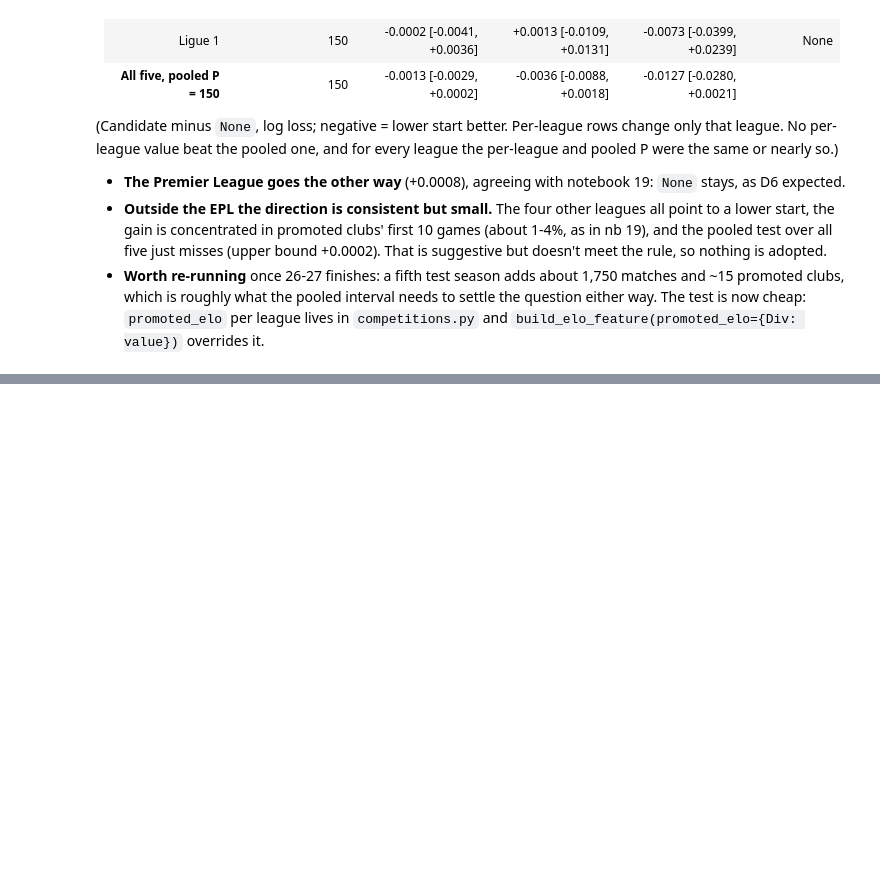
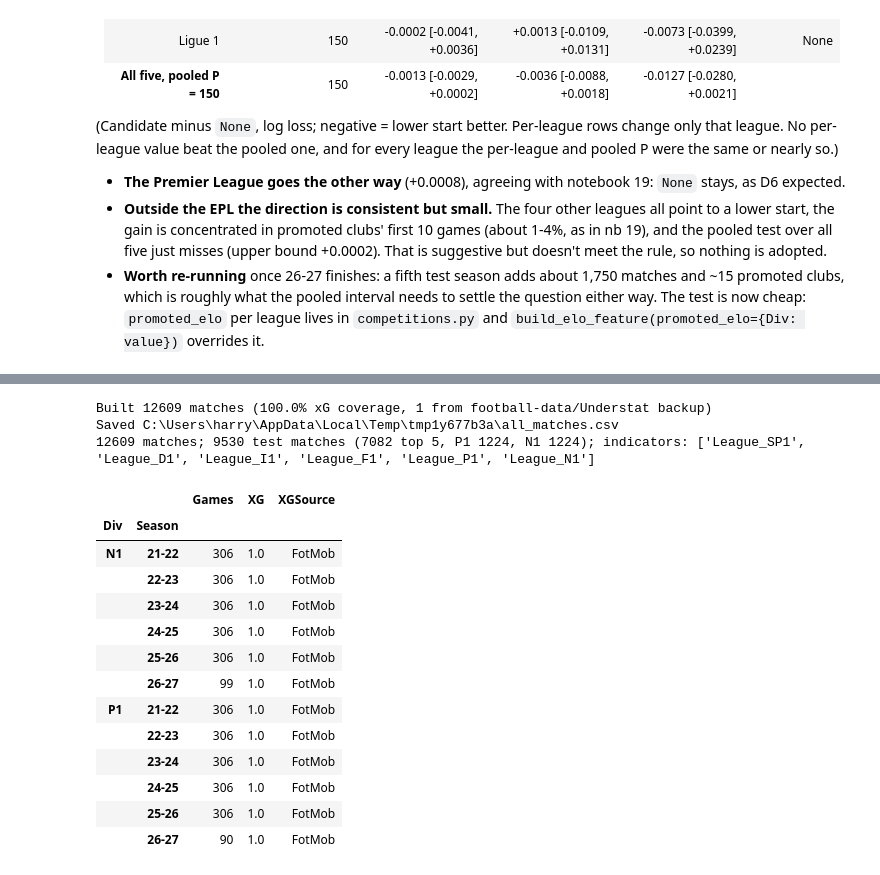
Before and after one commit to hphillips9/football-analysis, a Jupyter notebook: notebooks/20_multileague_pipeline.ipynb, the cells around one changed output, grey strips where cells are left out. Drawn from its saved outputs; the diff is of its cells as text; code cells hidden in the pictures; blank space fills up the shorter version.

Commit message:
Added the dutch and portuguese leagues to the pipeline. Both use the pooled model as this improved their accuracy and log loss by a significant amount. All other leagues predictions remained the same.

```diff
--- a/notebooks/20_multileague_pipeline.ipynb
+++ b/notebooks/20_multileague_pipeline.ipynb
@@ -660,0 +688,48 @@ for every league the per-league and pooled P were the same or nearly so.)
+# %%
+NEW = ["P1", "N1"]
+DIVS7 = DIVS + NEW
+NAMES7 = {div: competitions.get(div)["name"] for div in DIVS7}
+KEY = ["Div", "Season", "HomeTeam", "AwayTeam"]
+
+with tempfile.TemporaryDirectory() as tmp:
+    matches7 = build_dataset(DIVS7, output_path=Path(tmp) / "all_matches.csv", refresh_current=False)
+
+matches7 = matches7.sort_values(["MatchDateTime", "HomeTeam", "AwayTeam"]).reset_index(drop=True)
+
+build_elo_feature(matches7)
+build_goals_per_game_feature(matches7)
+build_xgd_last5_feature(matches7)
+matches7 = league_columns(matches7)
+INDICATORS7 = [c for c in LEAGUE_COLUMNS.values() if c in matches7.columns]
+
+# Features are per competition, so the top 5's are unchanged by adding two leagues
+top5_rows = matches7[matches7["Div"].isin(DIVS)].set_index(KEY)[FEATURES].sort_index()
+assert top5_rows.equals(matches.set_index(KEY)[FEATURES].sort_index())
+
+test7 = matches7[matches7["Season"].isin(TEST_SEASONS)]
+top5_test7 = test7[test7["Div"].isin(DIVS)]
+print(f"{len(matches7)} matches; {len(test7)} test matches "
+      f"({len(top5_test7)} top 5, {', '.join(f'{d} {(test7.Div == d).sum()}' for d in NEW)}); "
+      f"indicators: {INDICATORS7}")
+matches7[matches7["Div"].isin(NEW)].groupby(["Div", "Season"]).agg(
+    Games=("FTR", "size"), XG=("HomeXG", lambda s: s.notna().mean()),
+    XGSource=("XGSource", lambda s: ", ".join(sorted(s.dropna().unique()))),
+)
+# %% [output]
+Built 12609 matches (100.0% xG coverage, 1 from football-data/Understat backup)
+Saved C:\Users\harry\AppData\Local\Temp\tmp1y677b3a\all_matches.csv
+12609 matches; 9530 test matches (7082 top 5, P1 1224, N1 1224); indicators: ['League_SP1', 'League_D1', 'League_I1', 'League_F1', 'League_P1', 'League_N1']
+|  |  | Games | XG | XGSource |
+| Div | Season |  |  |  |
+| N1 | 21-22 | 306 | 1.0 | FotMob |
+|  | 22-23 | 306 | 1.0 | FotMob |
+|  | 23-24 | 306 | 1.0 | FotMob |
+|  | 24-25 | 306 | 1.0 | FotMob |
+|  | 25-26 | 306 | 1.0 | FotMob |
+|  | 26-27 | 99 | 1.0 | FotMob |
+| P1 | 21-22 | 306 | 1.0 | FotMob |
+|  | 22-23 | 306 | 1.0 | FotMob |
+|  | 23-24 | 306 | 1.0 | FotMob |
+|  | 24-25 | 306 | 1.0 | FotMob |
+|  | 25-26 | 306 | 1.0 | FotMob |
+|  | 26-27 | 90 | 1.0 | FotMob |
```
Also changed, not shown: parts of 20 cells of this notebook, 58 other files.
